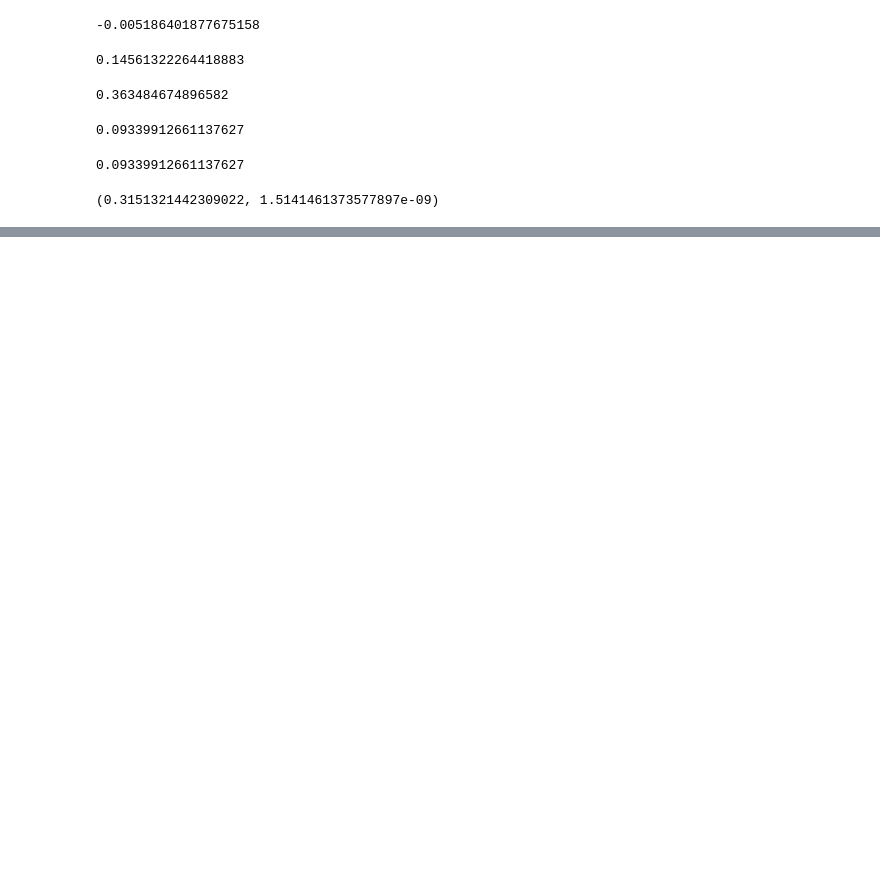
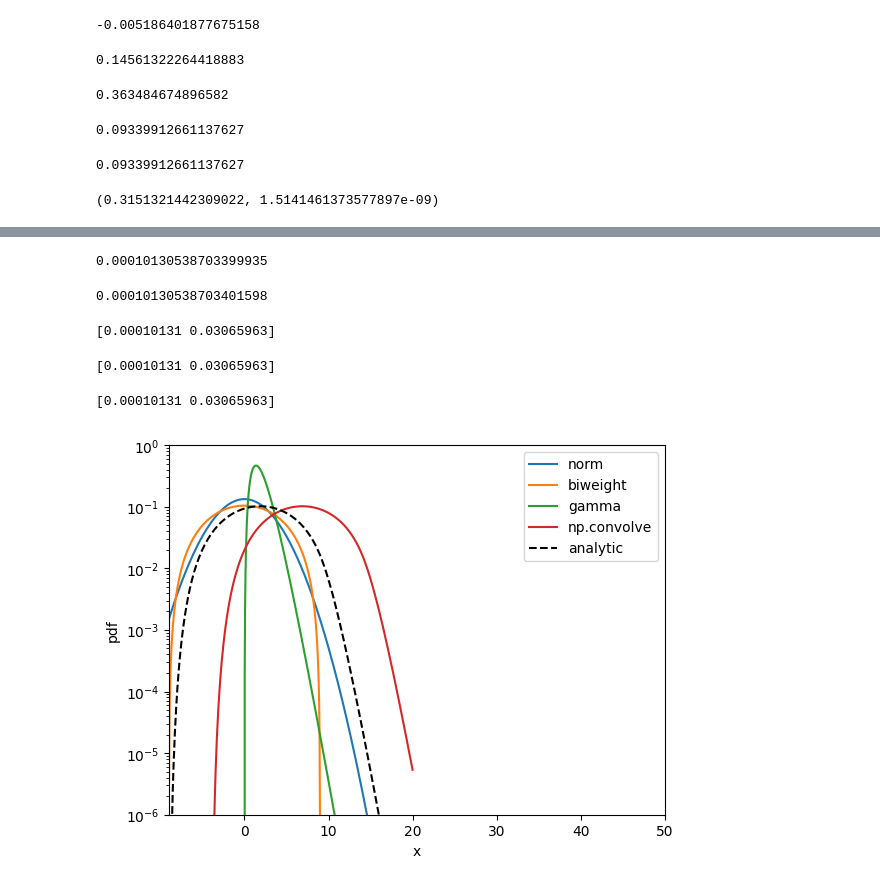
Before and after one commit to rishibbdb/TPN_DeV, a Jupyter notebook: dev/notebooks/test_biweight.ipynb, the cells around one changed output, grey strips where cells are left out. Cells and saved outputs as stored; diff of their text form; code cells hidden in the pictures; blank space fills up the shorter version.

```diff
--- a/dev/notebooks/test_biweight.ipynb
+++ b/dev/notebooks/test_biweight.ipynb
@@ -234,0 +344,47 @@ print(quad(fint, -8.9, 0.0))
+# %%
+print(biweight_gamma(-8.0, 3.75, 2.0, 9.0))
+# %% [output]
+0.00010130538703399935
+# %%
+print(biweight_gamma2(-8.0, 3.75, 2.0, 9.0))
+# %% [output]
+0.00010130538703401598
+# %%
+print(biweight_gamma2(np.array([-8.0,8.0]), 3.75, 2.0, 9.0))
+# %% [output]
+[0.00010131 0.03065963]
+# %%
+print(biweight_gamma(np.array([-8.0,8.0]), 3.75, 2.0, 9.0))
+# %% [output]
+[0.00010131 0.03065963]
+# %%
+print(biweight_gamma3(np.array([-8.0,8.0]), 3.75, 2.0, 9.0))
+# %% [output]
+[0.00010131 0.03065963]
+# %%
+sigma = 3.0
+mu = 0.0
+xvals = np.linspace(-30, 20, 1000)
+
+yvals_norm = norm.pdf(xvals, mu, scale=sigma)
+yvals_biweight = biweight(xvals, mu, 3*sigma)
+yvals_gamma = gamma_pdf_fn(xvals, 3.75, 2.0)
+
+plt.plot(xvals, yvals_norm, label='norm')
+plt.plot(xvals, yvals_biweight, label='biweight')
+plt.plot(xvals, yvals_gamma, label='gamma')
+
+conv_vals = np.convolve(yvals_biweight, yvals_gamma, 'same')*(xvals[1]-xvals[0])
+conv_vals2 = biweight_gamma2(xvals, 3.75, 2.0, 3*sigma)
+plt.plot(xvals, conv_vals, label='np.convolve')
+plt.plot(xvals, conv_vals2, linestyle='dashed', color='black', label='analytic')
+plt.xlabel('x')
+plt.ylabel('pdf')
+plt.xlim([-9.0, 50.0])
+plt.ylim([0.0, 0.5])
+plt.yscale('log')
+plt.ylim(1.e-6, 1)
+plt.legend()
+plt.show()
+# %% [output]
+[figure, added]
```
Also changed, not shown: parts of 16 cells of this notebook, 1 other file.
